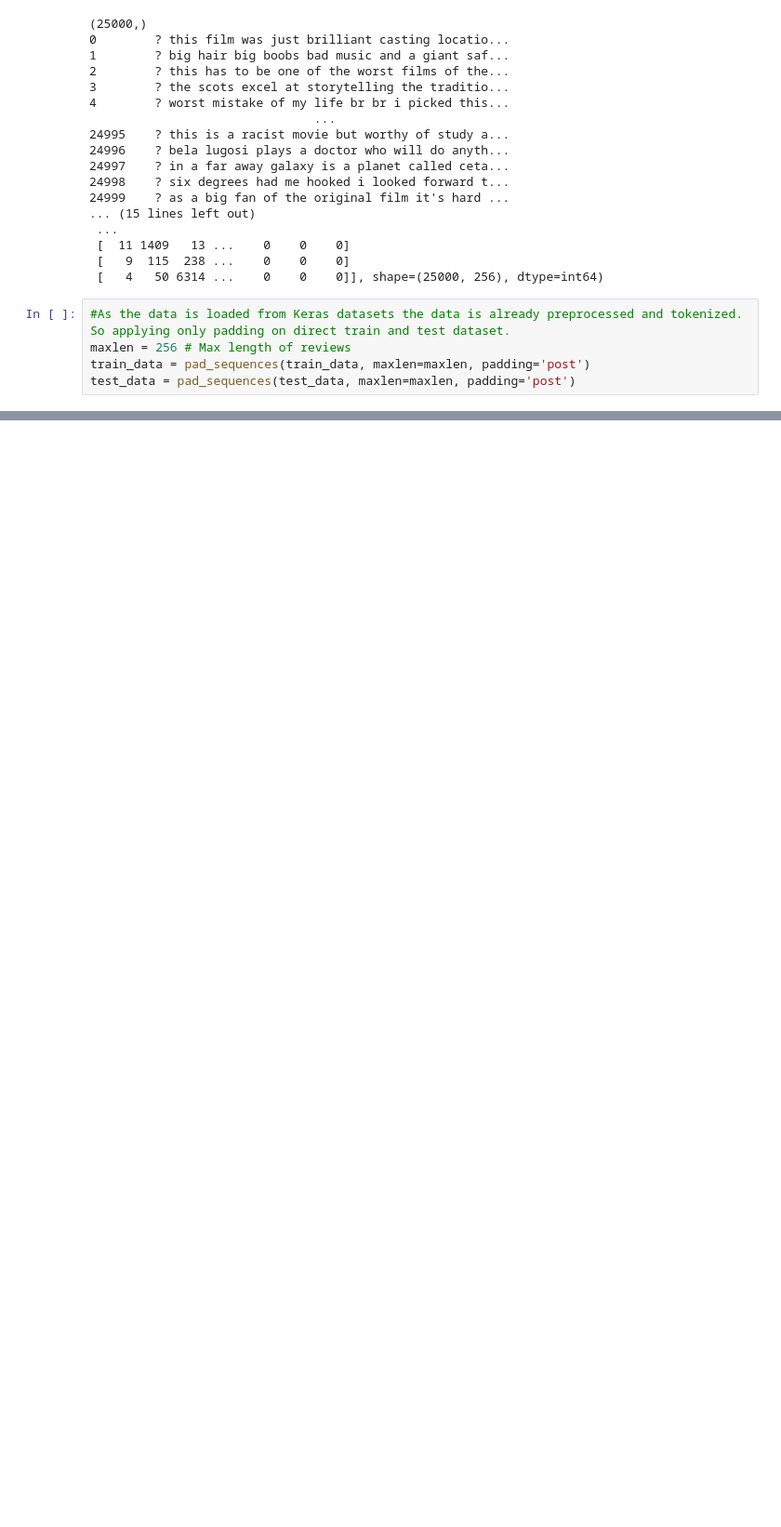
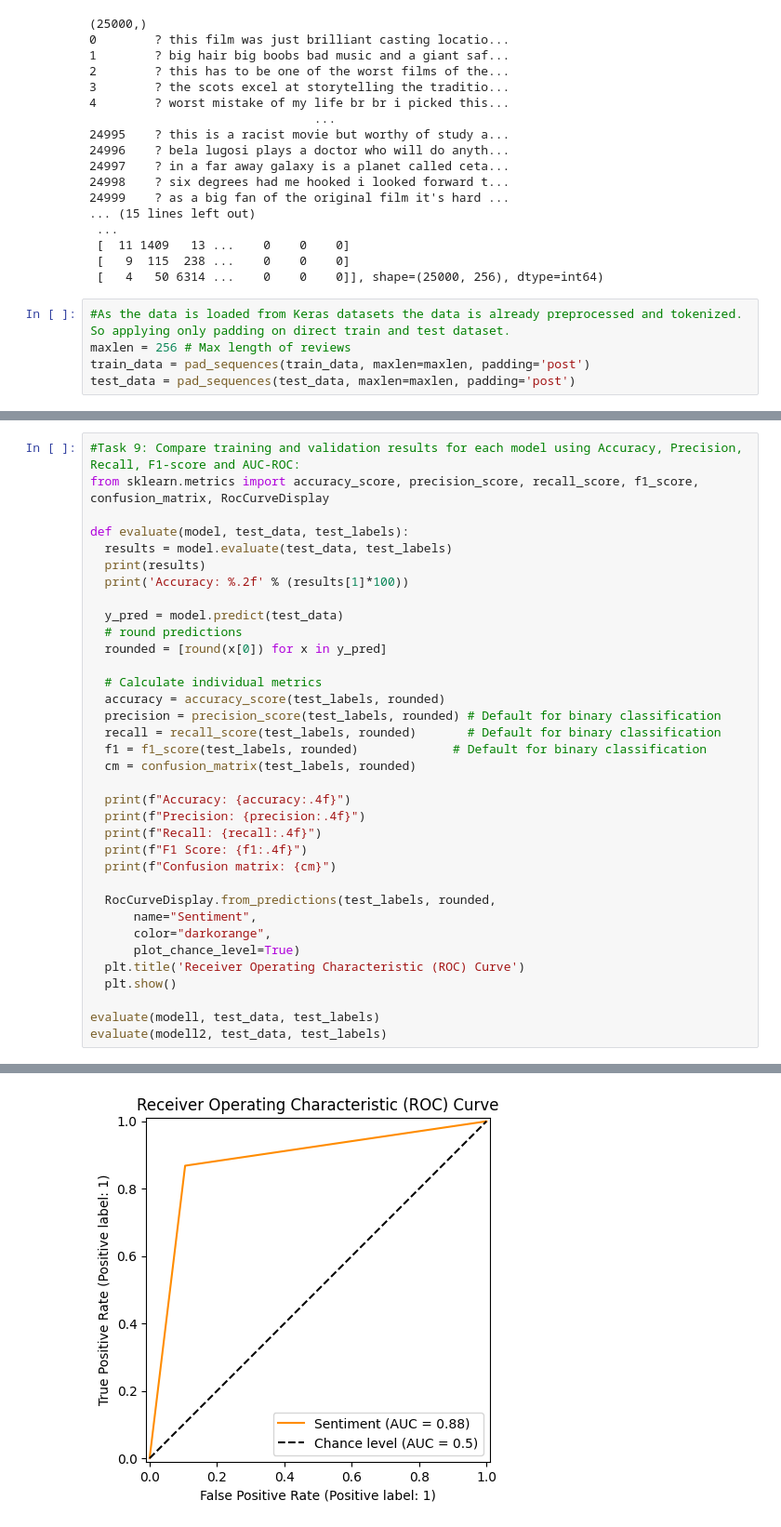
Before and after one commit to gsarada/AICourse-2026, a Jupyter notebook: mod5assmt.ipynb, the cells around one changed output, grey strips where cells are left out. Shown at 93% size. Saved outputs shown, nothing was run; the diff lists cells and outputs as text; blank space fills up the shorter version.

```diff
--- a/mod5assmt.ipynb
+++ b/mod5assmt.ipynb
@@ -219,0 +390,36 @@ Detected at node sequential_1/embedding_1/GatherV2 defined at (most recent call
+# %%
+#Task 9: Compare training and validation results for each model using Accuracy, Precision, Recall, F1-score and AUC-ROC:
+from sklearn.metrics import accuracy_score, precision_score, recall_score, f1_score, confusion_matrix, RocCurveDisplay
+
+def evaluate(model, test_data, test_labels):
+  results = model.evaluate(test_data, test_labels)
+  print(results)
+  print('Accuracy: %.2f' % (results[1]*100))
+
+  y_pred = model.predict(test_data)
+  # round predictions
+  rounded = [round(x[0]) for x in y_pred]
+
+  # Calculate individual metrics
+  accuracy = accuracy_score(test_labels, rounded)
+  precision = precision_score(test_labels, rounded) # Default for binary classification
+  recall = recall_score(test_labels, rounded)       # Default for binary classification
+  f1 = f1_score(test_labels, rounded)             # Default for binary classification
+  cm = confusion_matrix(test_labels, rounded)
+
+  print(f"Accuracy: {accuracy:.4f}")
+  print(f"Precision: {precision:.4f}")
+  print(f"Recall: {recall:.4f}")
+  print(f"F1 Score: {f1:.4f}")
+  print(f"Confusion matrix: {cm}")
+
+  RocCurveDisplay.from_predictions(test_labels, rounded,
+      name="Sentiment",
+      color="darkorange",
+      plot_chance_level=True)
+  plt.title('Receiver Operating Characteristic (ROC) Curve')
+  plt.show()
+
+evaluate(modell, test_data, test_labels)
+evaluate(modell2, test_data, test_labels)
+# %% [output]
@@ -219,0 +436 @@ Detected at node sequential_1/embedding_1/GatherV2 defined at (most recent call
+[figure, added]
```
Also changed, not shown: parts of 8 cells of this notebook.
